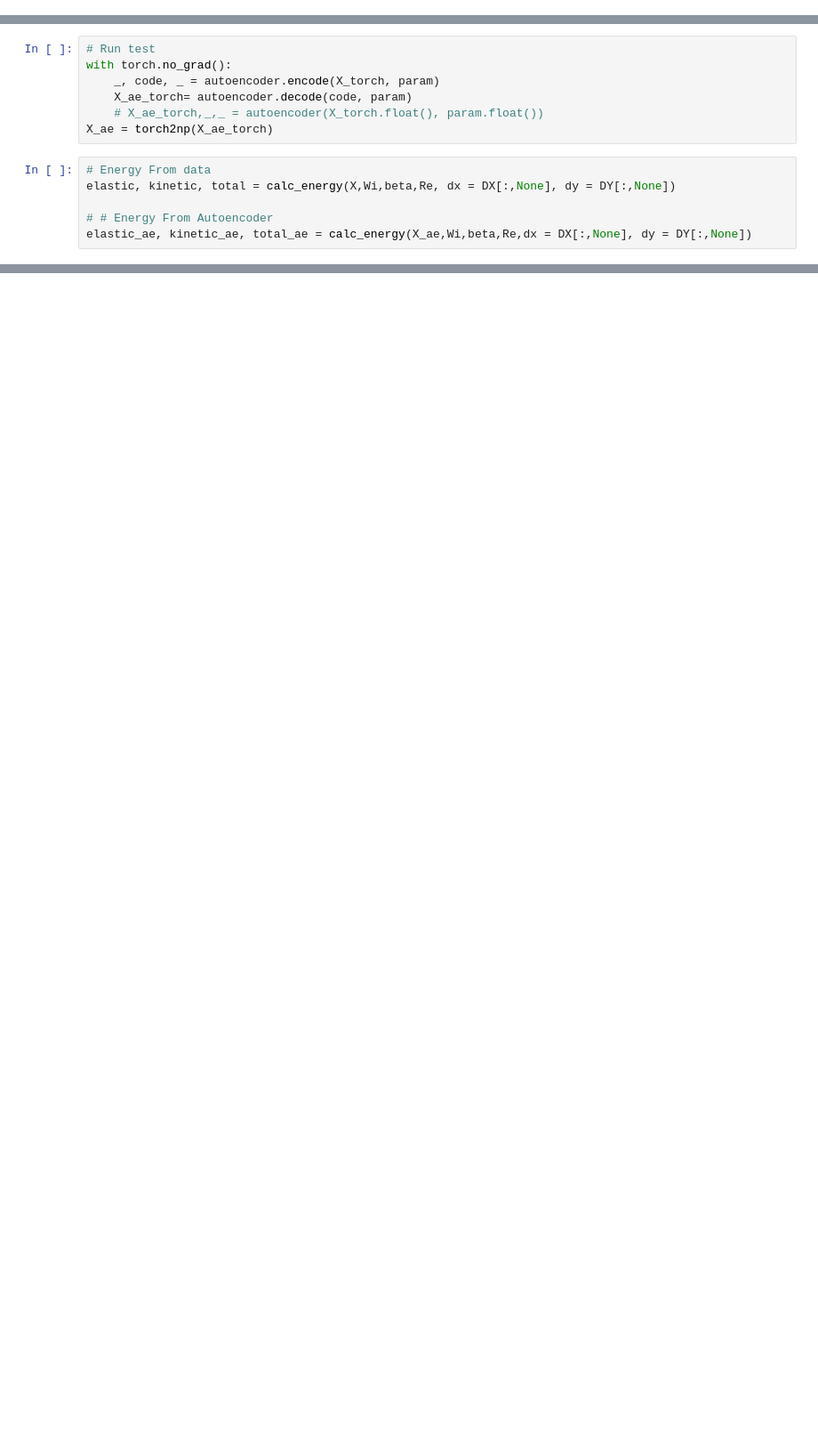
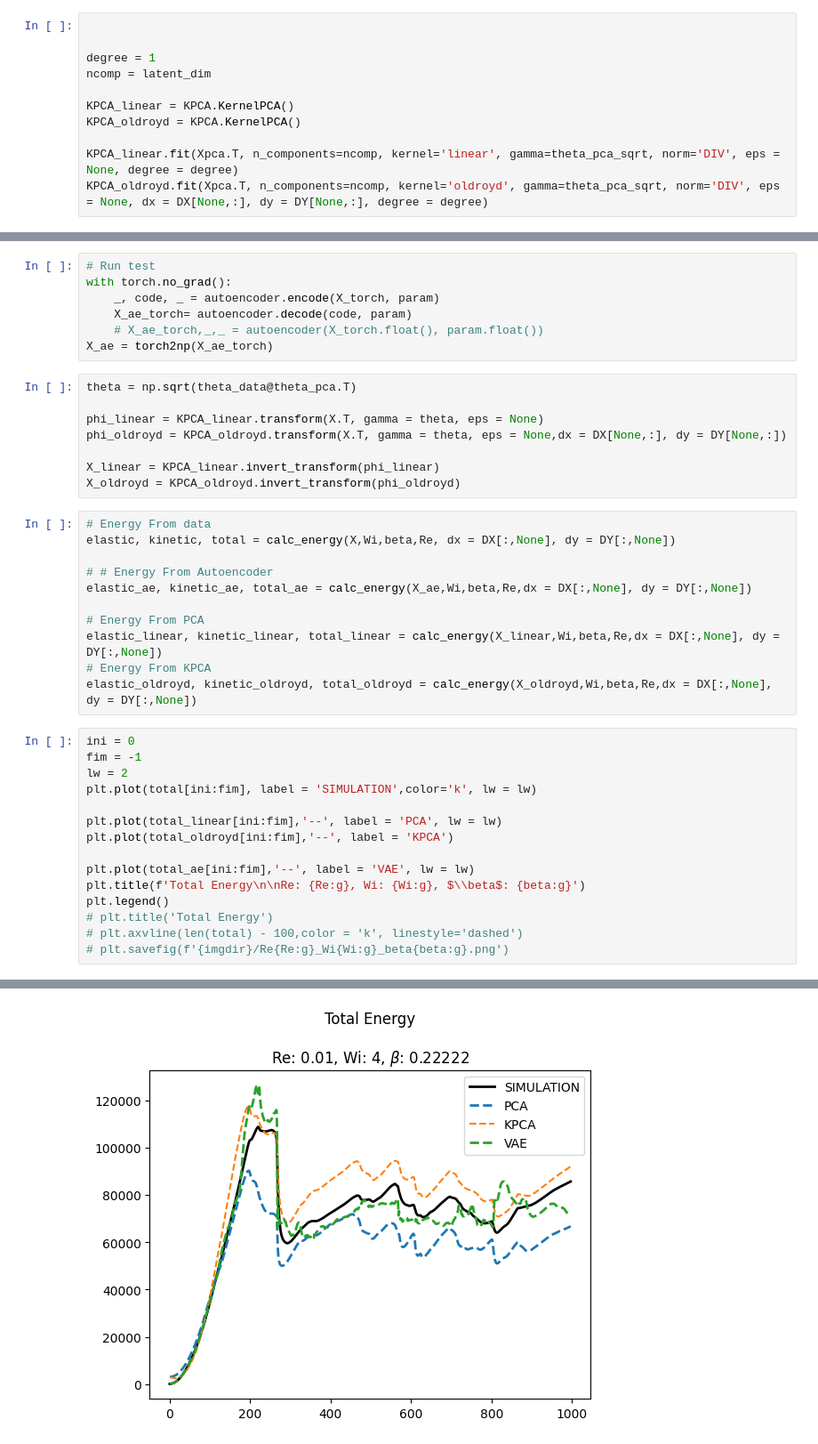
Before and after one commit to fabioamaral08/reduction-methods, a Jupyter notebook: Test_Results_Cross_Param.ipynb, the cells around one changed output, grey strips where cells are left out. Shown: that part at 89% size. Cells and saved outputs as stored; diff of their text form; blank space fills up the shorter version.

```diff
--- a/Test_Results_Cross_Param.ipynb
+++ b/Test_Results_Cross_Param.ipynb
@@ -106,0 +154,11 @@ parameters = [
+# %%
+
+
+degree = 1
+ncomp = latent_dim
+
+KPCA_linear = KPCA.KernelPCA()
+KPCA_oldroyd = KPCA.KernelPCA()
+
+KPCA_linear.fit(Xpca.T, n_components=ncomp, kernel='linear', gamma=theta_pca_sqrt, norm='DIV', eps = None, degree = degree)
+KPCA_oldroyd.fit(Xpca.T, n_components=ncomp, kernel='oldroyd', gamma=theta_pca_sqrt, norm='DIV', eps = None, dx = DX[None,:], dy = DY[None,:], degree = degree)
@@ -125,9 +202,38 @@ with torch.no_grad():
     X_ae_torch= autoencoder.decode(code, param)
     # X_ae_torch,_,_ = autoencoder(X_torch.float(), param.float())
 X_ae = torch2np(X_ae_torch)
+# %%
+theta = np.sqrt(theta_data@theta_pca.T)
+
+phi_linear = KPCA_linear.transform(X.T, gamma = theta, eps = None)
+phi_oldroyd = KPCA_oldroyd.transform(X.T, gamma = theta, eps = None,dx = DX[None,:], dy = DY[None,:])
+
+X_linear = KPCA_linear.invert_transform(phi_linear)
+X_oldroyd = KPCA_oldroyd.invert_transform(phi_oldroyd)
 # %%
 # Energy From data
 elastic, kinetic, total = calc_energy(X,Wi,beta,Re, dx = DX[:,None], dy = DY[:,None])
 
 # # Energy From Autoencoder
 elastic_ae, kinetic_ae, total_ae = calc_energy(X_ae,Wi,beta,Re,dx = DX[:,None], dy = DY[:,None])
+
+# Energy From PCA
+elastic_linear, kinetic_linear, total_linear = calc_energy(X_linear,Wi,beta,Re,dx = DX[:,None], dy = DY[:,None])
+# Energy From KPCA
+elastic_oldroyd, kinetic_oldroyd, total_oldroyd = calc_energy(X_oldroyd,Wi,beta,Re,dx = DX[:,None], dy = DY[:,None])
+# %%
+ini = 0
+fim = -1
+lw = 2
+plt.plot(total[ini:fim], label = 'SIMULATION',color='k', lw = lw)
+
+plt.plot(total_linear[ini:fim],'--', label = 'PCA', lw = lw)
+plt.plot(total_oldroyd[ini:fim],'--', label = 'KPCA')
+
+plt.plot(total_ae[ini:fim],'--', label = 'VAE', lw = lw)
+plt.title(f'Total Energy\n\nRe: {Re:g}, Wi: {Wi:g}, $\\beta$: {beta:g}')
+plt.legend()
+# plt.title('Total Energy')
+# plt.axvline(len(total) - 100,color = 'k', linestyle='dashed')
+# plt.savefig(f'{imgdir}/Re{Re:g}_Wi{Wi:g}_beta{beta:g}.png')
+# %% [output]
@@ -133,0 +241 @@ elastic_ae, kinetic_ae, total_ae = calc_energy(X_ae,Wi,beta,Re,dx = DX[:,None],
+[figure, added]
```
Also changed, not shown: parts of 26 cells of this notebook.
